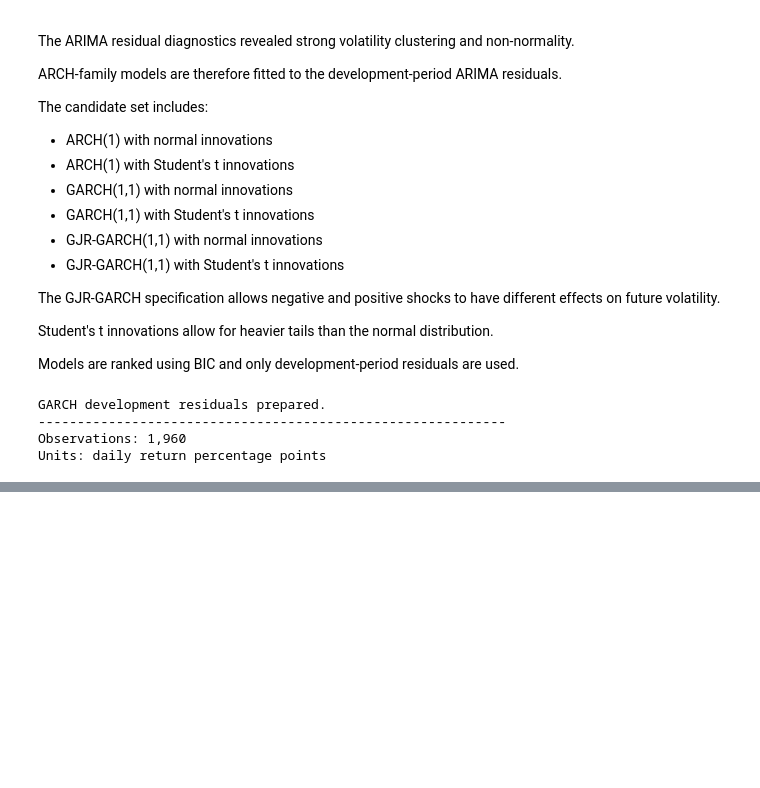
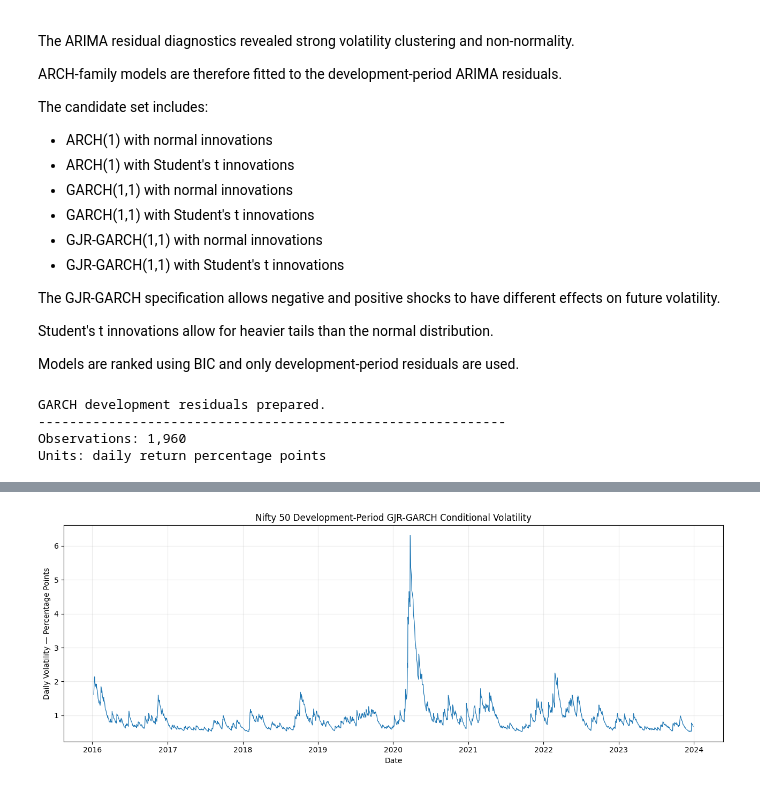
Before and after one commit to Rohil121/bharat-portfolio-lab, a Jupyter notebook: notebooks/04_forecasting_risk_models.ipynb, the cells around one changed output, grey strips where cells are left out. Cells and saved outputs as stored; diff of their text form; code cells hidden in the pictures; blank space fills up the shorter version.

Commit message:
Diagnose selected GJR-GARCH volatility model

```diff
--- a/notebooks/04_forecasting_risk_models.ipynb
+++ b/notebooks/04_forecasting_risk_models.ipynb
@@ -1844,0 +2075,27 @@ Selection criterion: BIC
+# %%
+selected_conditional_volatility = (
+    pd.Series(
+        selected_volatility_model.conditional_volatility,
+        index=garch_development_residuals.index,
+        name="Daily Conditional Volatility",
+    )
+)
+
+plt.figure(figsize=(13, 5))
+
+plt.plot(
+    selected_conditional_volatility.index,
+    selected_conditional_volatility,
+    linewidth=0.9,
+)
+
+plt.title(
+    "Nifty 50 Development-Period GJR-GARCH Conditional Volatility"
+)
+plt.xlabel("Date")
+plt.ylabel("Daily Volatility — Percentage Points")
+plt.grid(alpha=0.25)
+plt.tight_layout()
+plt.show()
+# %% [output]
+[figure, added]
```
Also changed, not shown: parts of 3 cells of this notebook.
